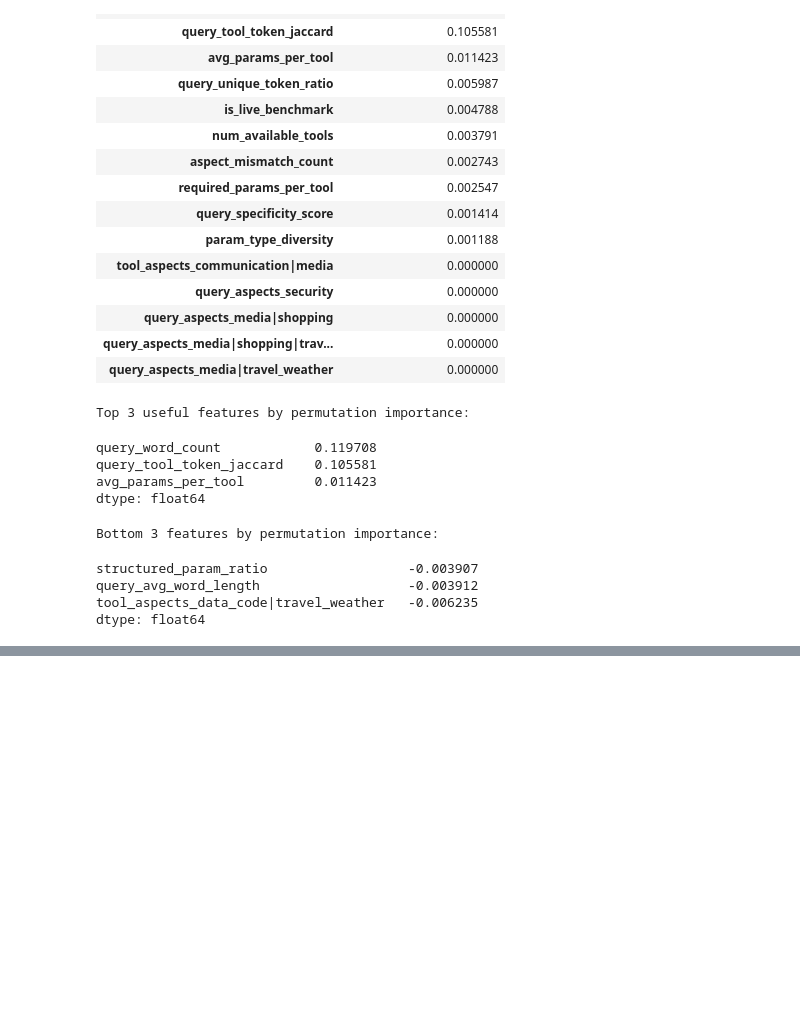
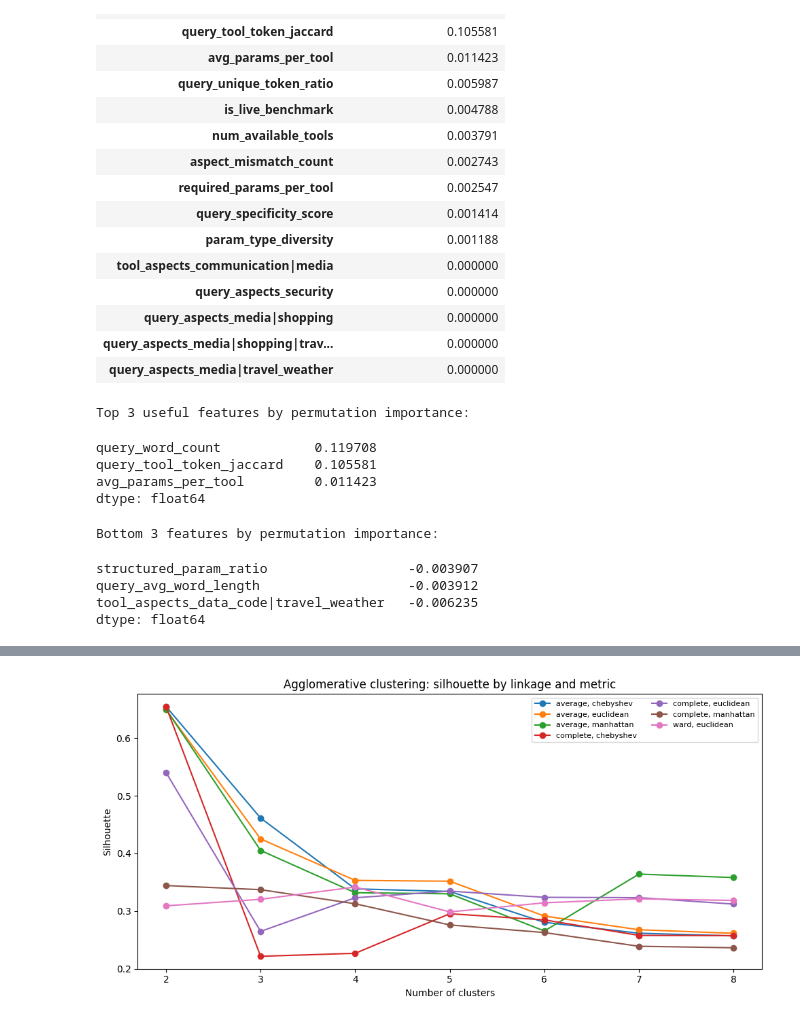
Before and after one commit to edenede2/gorilla, a Jupyter notebook: ml_assignment_2026_solution/ML_Assignment_2_Solution.ipynb, the cells around one changed output, grey strips where cells are left out. Saved outputs shown, nothing was run; the diff lists cells and outputs as text; code cells hidden in the pictures; blank space fills up the shorter version.

```diff
--- a/ml_assignment_2026_solution/ML_Assignment_2_Solution.ipynb
+++ b/ml_assignment_2026_solution/ML_Assignment_2_Solution.ipynb
@@ -1155,0 +969,88 @@ plt.show()
+# %%
+# Agglomerative clustering: compare linkage functions and distance metrics.
+# Ward linkage is only valid with Euclidean distance.
+agglom_settings = [
+    ("single", "euclidean"),
+    ("single", "manhattan"),
+    ("single", "chebyshev"),
+    ("complete", "euclidean"),
+    ("complete", "manhattan"),
+    ("complete", "chebyshev"),
+    ("average", "euclidean"),
+    ("average", "manhattan"),
+    ("average", "chebyshev"),
+    ("ward", "euclidean"),
+]
+
+agglom_rows = []
+for linkage_name, metric_name in agglom_settings:
+    for k in ks_focus:
+        model = AgglomerativeClustering(
+            n_clusters=k,
+            linkage=linkage_name,
+            metric=metric_name,
+        )
+        labels = model.fit_predict(X_situation_scaled)
+        agglom_rows.append({
+            "linkage": linkage_name,
+            "metric": metric_name,
+            "k": k,
+            "silhouette": silhouette_score(X_situation_scaled, labels, metric=metric_name),
+            "min_cluster_size": pd.Series(labels).value_counts().min(),
+            "max_cluster_size": pd.Series(labels).value_counts().max(),
+        })
+
+agglom_scores = pd.DataFrame(agglom_rows)
+display(
+    agglom_scores.sort_values("silhouette", ascending=False)
+    .head(12)
+    .round(3)
+)
+
+practical_agglom_scores = agglom_scores[
+    (agglom_scores["min_cluster_size"] >= 50)
+    & (agglom_scores["max_cluster_size"] <= 0.85 * len(X_situation_scaled))
+]
+best_agglom = practical_agglom_scores.loc[practical_agglom_scores["silhouette"].idxmax()]
+print("Best practical agglomerative setting:")
+display(best_agglom.to_frame("value"))
+
+fig, ax = plt.subplots(figsize=(10, 5))
+for (linkage_name, metric_name), subset in agglom_scores.groupby(["linkage", "metric"]):
+    if linkage_name == "single":
+        # Single linkage often chains points together here; leaving it
+        # out of the line plot keeps the useful settings readable.
+        continue
+    label = f"{linkage_name}, {metric_name}"
+    ax.plot(subset["k"], subset["silhouette"], marker="o", label=label)
+ax.set_title("Agglomerative clustering: silhouette by linkage and metric")
+ax.set_xlabel("Number of clusters")
+ax.set_ylabel("Silhouette")
+ax.legend(fontsize=8, ncol=2)
+plt.tight_layout()
+plt.show()
+
+# Linkage-distance plot for the best agglomerative setting. This is a
+# readable alternative to drawing thousands of leaf labels in a dendrogram.
+best_linkage = str(best_agglom["linkage"])
+best_metric = str(best_agglom["metric"])
+scipy_metric = "cityblock" if best_metric == "manhattan" else best_metric
+Z = linkage(X_situation_scaled, method=best_linkage, metric=scipy_metric)
+last_merges = pd.DataFrame({
+    "merge_step_from_end": np.arange(30, 0, -1),
+    "linkage_distance": Z[-30:, 2],
+})
+ax = last_merges.plot(
+    x="merge_step_from_end",
+    y="linkage_distance",
+    marker="o",
+    legend=False,
+    figsize=(8, 4),
+)
+ax.invert_xaxis()
+ax.set_title(f"Last 30 linkage distances ({best_linkage}, {best_metric})")
+ax.set_xlabel("Merge step from end")
+ax.set_ylabel("Linkage distance")
+plt.tight_layout()
+plt.show()
+# %% [output]
@@ -1155,0 +1078 @@ plt.show()
+[figure, added]
```
Also changed, not shown: parts of 34 cells of this notebook, 25 other files.
